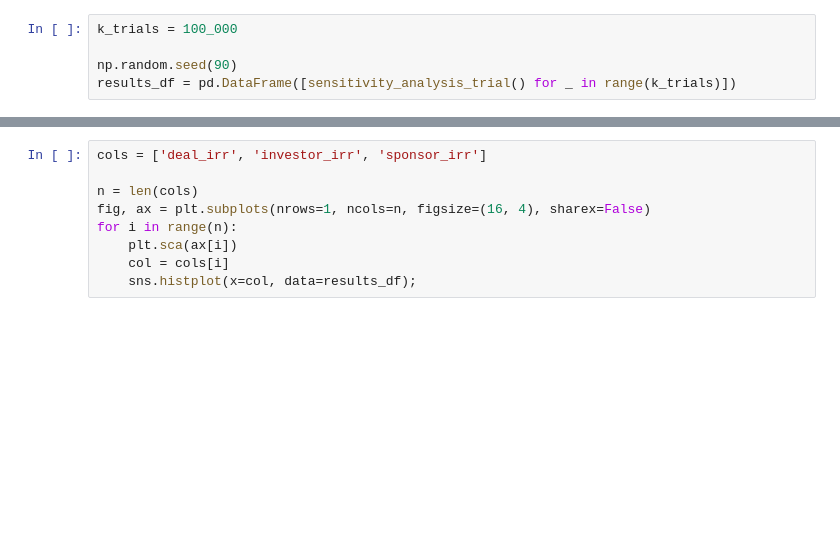
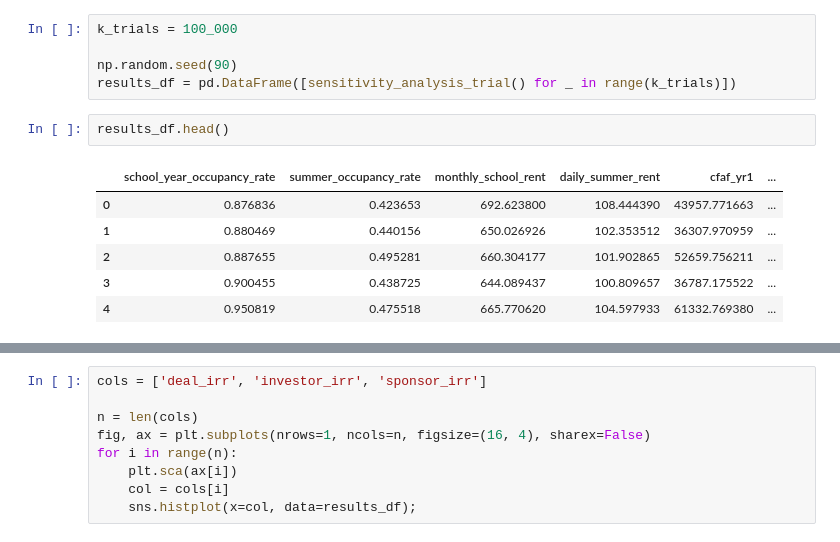
Before and after one commit to bclark86/deal-analyzer, a Jupyter notebook: sensitivity_analysis_focused.ipynb, the cells around one changed output, grey strips where cells are left out. Saved outputs shown, nothing was run; the diff lists cells and outputs as text; blank space fills up the shorter version.

```diff
--- a/sensitivity_analysis_focused.ipynb
+++ b/sensitivity_analysis_focused.ipynb
@@ -74,6 +128,15 @@ k_trials = 100_000
 
 np.random.seed(90)
 results_df = pd.DataFrame([sensitivity_analysis_trial() for _ in range(k_trials)])
+# %%
+results_df.head()
+# %% [output]
+|  | school_year_occupancy_rate | summer_occupancy_rate | monthly_school_rent | daily_summer_rent | cfaf_yr1 | ... |
+| 0 | 0.876836 | 0.423653 | 692.623800 | 108.444390 | 43957.771663 | ... |
+| 1 | 0.880469 | 0.440156 | 650.026926 | 102.353512 | 36307.970959 | ... |
+| 2 | 0.887655 | 0.495281 | 660.304177 | 101.902865 | 52659.756211 | ... |
+| 3 | 0.900455 | 0.438725 | 644.089437 | 100.809657 | 36787.175522 | ... |
+| 4 | 0.950819 | 0.475518 | 665.770620 | 104.597933 | 61332.769380 | ... |
 # %%
 np.mean(results_df.investor_irr < 0.10)
 # %% [output]
```
Also changed, not shown: parts of 10 cells of this notebook, 4 other files.
